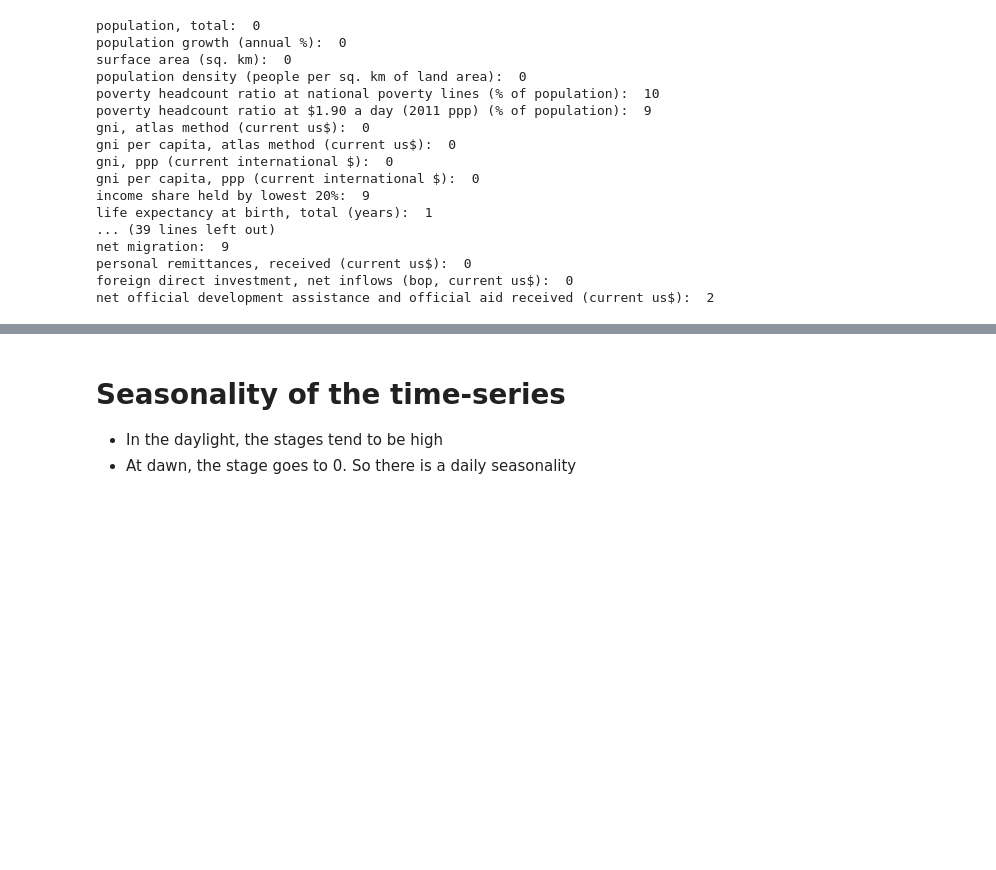
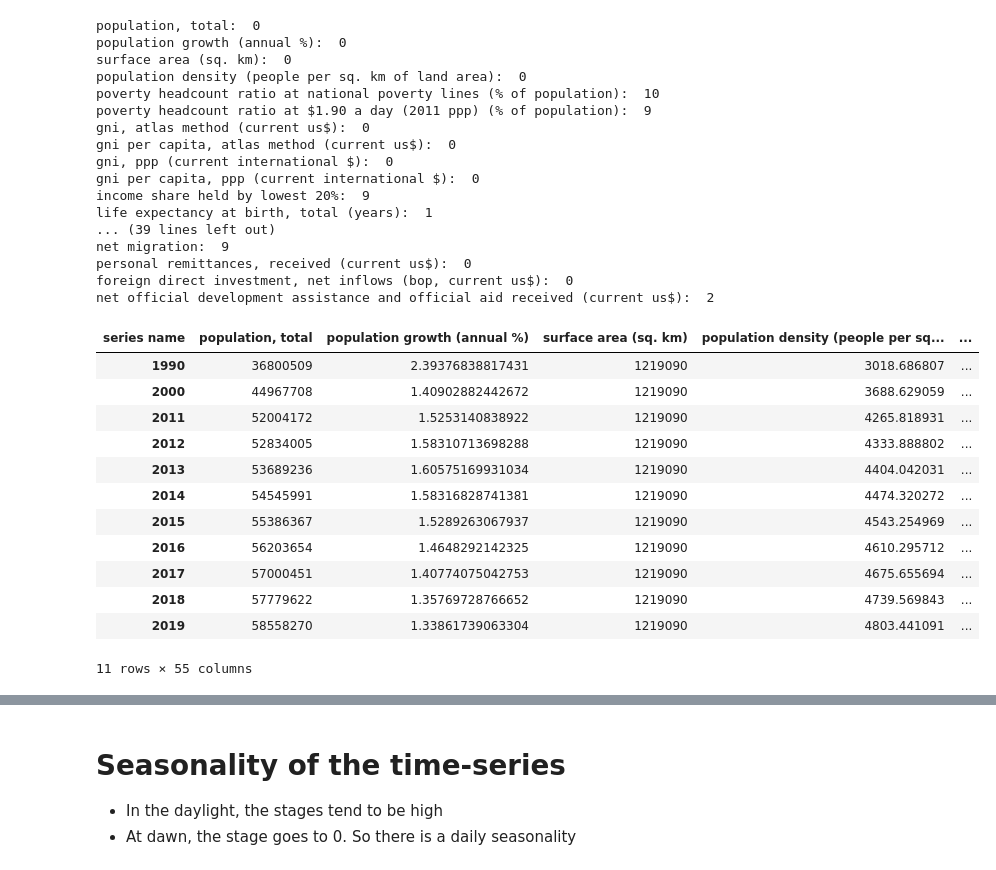
Before and after one commit to wendyw1999/datathon_imagine_scholar, a Jupyter notebook: Exploratory Data Analysis.ipynb, the cells around one changed output, grey strips where cells are left out. Saved outputs shown, nothing was run; the diff lists cells and outputs as text; code cells hidden in the pictures; blank space fills up the shorter version.

```diff
--- a/Exploratory Data Analysis.ipynb
+++ b/Exploratory Data Analysis.ipynb
@@ -119,7 +119,22 @@ foreign direct investment, net inflows (bop, current us$):  0
 net official development assistance and official aid received (current us$):  2
 # %%
 pd.set_option('display.max_colwidth', None)
-south_africa_info.to_csv("south_africa_info.csv")
+#south_africa_info.to_csv("south_africa_info.csv")
+south_africa_info
+# %% [output]
+| series name | population, total | population growth (annual %) | surface area (sq. km) | population density (people per sq... | ... |
+| 1990 | 36800509 | 2.39376838817431 | 1219090 | 3018.686807 | ... |
+| 2000 | 44967708 | 1.40902882442672 | 1219090 | 3688.629059 | ... |
+| 2011 | 52004172 | 1.5253140838922 | 1219090 | 4265.818931 | ... |
+| 2012 | 52834005 | 1.58310713698288 | 1219090 | 4333.888802 | ... |
+| 2013 | 53689236 | 1.60575169931034 | 1219090 | 4404.042031 | ... |
+| 2014 | 54545991 | 1.58316828741381 | 1219090 | 4474.320272 | ... |
+| 2015 | 55386367 | 1.5289263067937 | 1219090 | 4543.254969 | ... |
+| 2016 | 56203654 | 1.4648292142325 | 1219090 | 4610.295712 | ... |
+| 2017 | 57000451 | 1.40774075042753 | 1219090 | 4675.655694 | ... |
+| 2018 | 57779622 | 1.35769728766652 | 1219090 | 4739.569843 | ... |
+| 2019 | 58558270 | 1.33861739063304 | 1219090 | 4803.441091 | ... |
+11 rows × 55 columns
 # %%
 past_thread= pd.read_csv("data\EskomSePush Loadshedding History - EskomSePush_stages.csv")
 past_thread["datetime"] = pd.to_datetime(past_thread["created_at"])
```
Also changed, not shown: parts of 26 cells of this notebook, 6 other files.
